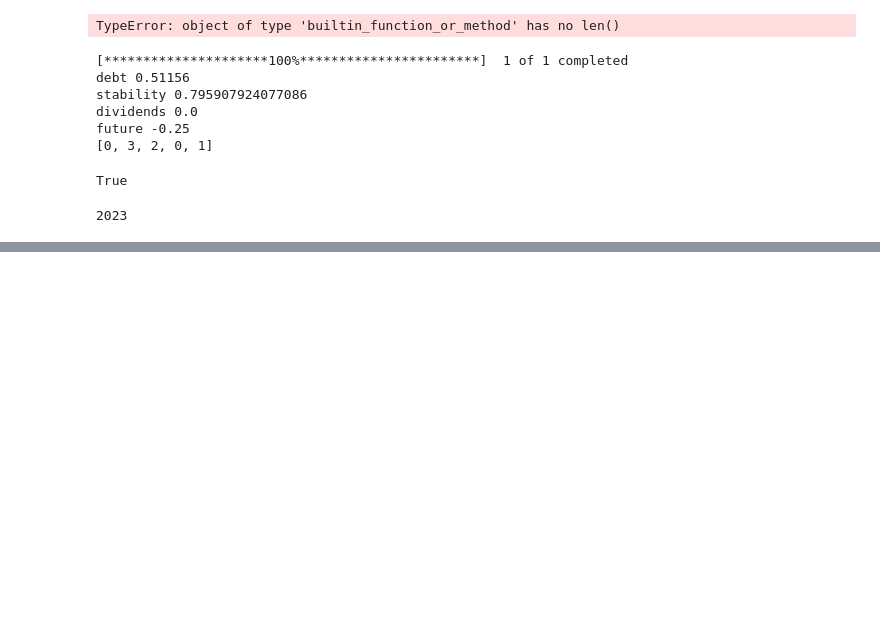
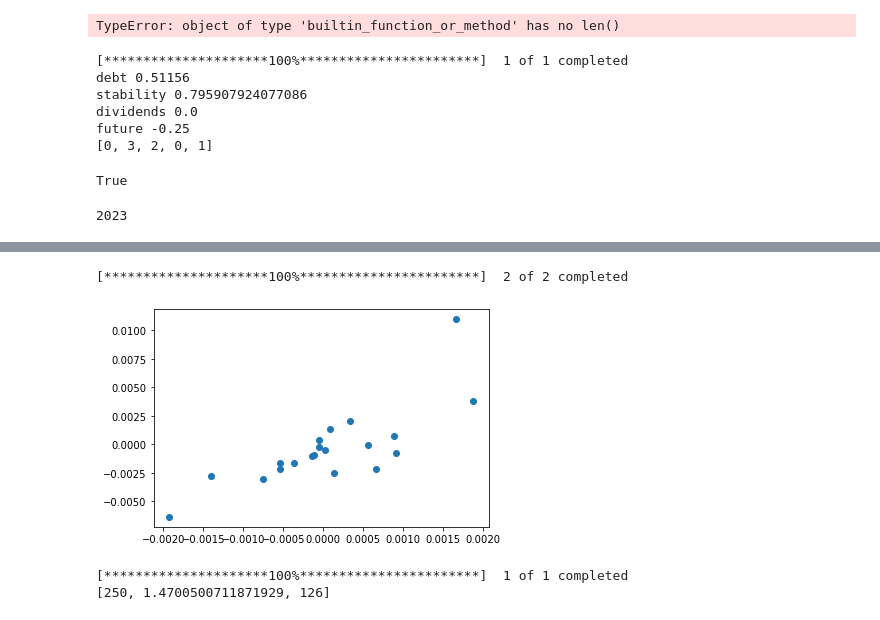
Before and after one commit to Ravdar/tickery, a Jupyter notebook: data_project.ipynb, the cells around one changed output, grey strips where cells are left out. Saved outputs shown, nothing was run; the diff lists cells and outputs as text; code cells hidden in the pictures; blank space fills up the shorter version.

```diff
--- a/data_project.ipynb
+++ b/data_project.ipynb
@@ -614,0 +789,26 @@ print(current_year)
+# %%
+import plotly.express as px
+import matplotlib.pyplot as plt
+import yfinance as yf
+import numpy as np
+
+def create_linear_regression_chart(ticker):
+    """Calculates and creates linear regression chart with trendline of provided stock"""
+
+    data= yf.download(
+                tickers=f"{ticker} SPY",
+                interval="15m",
+                period="1d",
+ )
+
+    data = data["Close"]
+
+    returns = np.log(data).diff()
+    returns = returns.dropna()
+    correlation = returns.corr()
+    reg = np.polyfit(returns["SPY"], returns[ticker], deg=1)
+    trend = np.polyval(reg, returns[ticker])
+    output = plt.scatter(x=returns["SPY"], y=returns[ticker])
+    # plt.plot(returns[ticker], trend, 'r')
+
+    return output
@@ -614,0 +842,46 @@ print(current_year)
+# %%
+x = create_linear_regression_chart("NVDA")
+# %% [output]
+[*********************100%***********************]  2 of 2 completed
+[figure, added]
+# %%
+import plotly.express as px
+import matplotlib.pyplot as plt
+import yfinance as yf
+import numpy as np
+import pandas as pd
+import seaborn as sb
+sb.set()
+
+data= pd.DataFrame(yf.download(
+            tickers="AAPL",
+            interval="1d",
+            period="1y",
+
+        ))
+data = data[["Close"]]
+data["Percentage returns"] = data["Close"].pct_change() * 100
+data.dropna(inplace=True)
+data = data[["Percentage returns"]]
+
+number_of_candles = len(data)
+avg_candle = data["Percentage returns"].mean()
+max_candle = data["Percentage returns"].max()
+min_candle = data["Percentage returns"].min()
+
+number_of_up_candles = len(data[data["Percentage returns"] > 0])
+avg_up_candle = (data["Percentage returns"][data["Percentage returns"] > 0]).mean()
+max_up_candle = (data[data["Percentage returns"] > 0]).max()
+min_up_candle = (data[data["Percentage returns"] > 0]).min()
+
+number_of_down_candles = len(data[data["Percentage returns"] < 0])
+avg_down_candle = (data["Percentage returns"][data["Percentage returns"] < 0]).mean()
+max_down_candle = (data[data["Percentage returns"] < 0]).max()
+min_down_candle = (data[data["Percentage returns"] < 0]).min()
+
+
+
+print([number_of_candles, avg_up_candle, number_of_up_candles])
+# %% [output]
+[*********************100%***********************]  1 of 1 completed
+[250, 1.4700500711871929, 126]
```
Also changed, not shown: parts of 8 cells of this notebook, 4 other files.
